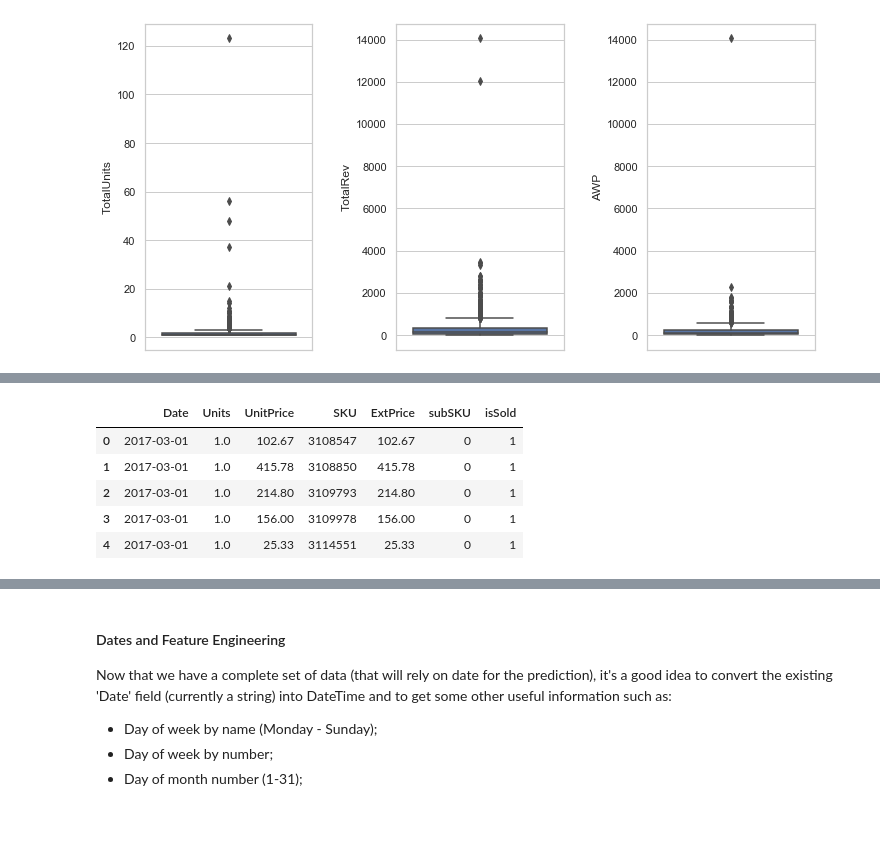
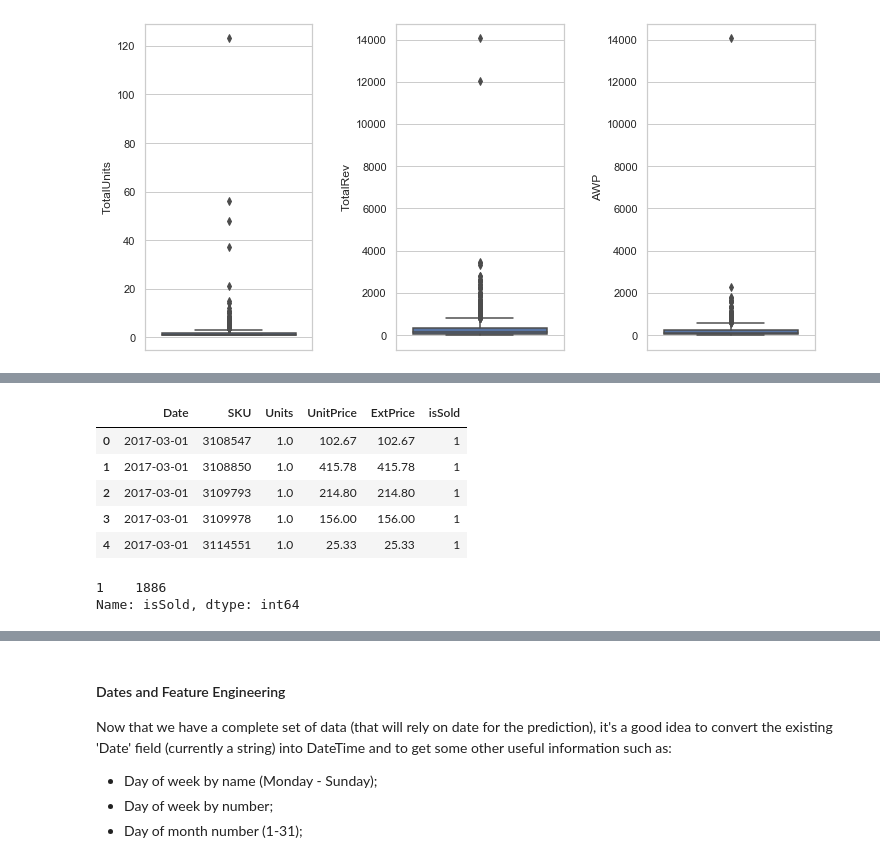
Before and after one commit to tristar82/Items_sales_predictions, a Jupyter notebook: rough_work.ipynb, the cells around one changed output, grey strips where cells are left out. Cells and saved outputs as stored; diff of their text form; code cells hidden in the pictures; blank space fills up the shorter version.

Commit message:
updated the rough working file to label SKUs which will help when outliters are removed

```diff
--- a/rough_work.ipynb
+++ b/rough_work.ipynb
@@ -51,6 +55,6 @@ combined.rename(columns={'ga:productSku': 'SKUstr', 'ga:revenuePerItem': 'UnitPr
 # %%
 # Working DF with each SKU only appearing once is made using Groupby
-df = combined.groupby(['Date','SKUstr'])['Units','UnitPrice'].sum()
+df = combined.groupby(['Date','SKU'])['Units','UnitPrice'].sum()
 df.reset_index(inplace=True)
 df.head()
 # %% [output]
@@ -60,15 +64,3 @@ df.head()
 | 2 | 2017-03-01 | 3109793 | 1.0 | 214.80 |
 | 3 | 2017-03-01 | 3109978 | 1.0 | 156.00 |
 | 4 | 2017-03-01 | 3114551 | 1.0 | 25.33 |
-# %%
-# A new 'SKUint' column will be added to the DF. This is done by converting the SKUstr into integers.
-# Any errors will results in a 0 (to be dealth with later)
-df['SKUint'] =  pd.to_numeric(df['SKUstr'], errors='coerce').fillna(0).astype(np.int64)
-
-# The Extended, or Total Price per transaction is calculated by multiplying the Units by the Price
-df['ExtPrice'] = df['Units'] * df['UnitPrice']
-# %%
-# Adding (and checking) a flag to identify SKUs that will need to be substitued (i.e. SKUsub).
-df['subSKU'] = np.where(df['SKUint']==0,1,0)
-display(df[df['SKUint']!=0].head())
-display(df[df['SKUint']==0].head())
@@ -88,9 +66,0 @@ display(df[df['SKUint']==0].head())
-# %%
-# To deal with non-integer SKUs a new DF will be created and 'pseudo' SKUs will be added by taking the current
-# MAX integer and adding +1
-non_digit_SKU_units = df.loc[df['SKUstr'].str.contains(r"\D", na=False) , 'SKUstr'].unique()
-display(non_digit_SKU_units)
-for SKU in non_digit_SKU_units:
-    df['SKUint'] = np.where((df['SKUstr'] == SKU),
-                           df['SKUint'].max()+1,
-                           df['SKUint'])
@@ -218,22 +209,22 @@ plt.subplots_adjust(wspace=0.5)
 # %%
 # A new DF is created (df_working) as it will ultimately be used for the training of the logistic regression model.
 df_working = df_trans.copy()
-
-# 'SKUstr' will be dropped as a numerical version will be required for the model.
-df_working.drop(['SKUstr'], axis=1, inplace=True)
-
-# Given there is only one SKU columns remaining, this can be renamed SKU
-df_working.rename(columns={'SKUint': 'SKU' }, inplace=True)
 
 # Need to add the target to these existing transactions.
 df_working['isSold'] = 1
 
 # Check that everything looks OK.
 df_working.head()
 # %% [output]
-|  | Date | Units | UnitPrice | SKU | ExtPrice | subSKU | isSold |
-| 0 | 2017-03-01 | 1.0 | 102.67 | 3108547 | 102.67 | 0 | 1 |
-| 1 | 2017-03-01 | 1.0 | 415.78 | 3108850 | 415.78 | 0 | 1 |
-| 2 | 2017-03-01 | 1.0 | 214.80 | 3109793 | 214.80 | 0 | 1 |
-| 3 | 2017-03-01 | 1.0 | 156.00 | 3109978 | 156.00 | 0 | 1 |
-| 4 | 2017-03-01 | 1.0 | 25.33 | 3114551 | 25.33 | 0 | 1 |
+|  | Date | SKU | Units | UnitPrice | ExtPrice | isSold |
+| 0 | 2017-03-01 | 3108547 | 1.0 | 102.67 | 102.67 | 1 |
+| 1 | 2017-03-01 | 3108850 | 1.0 | 415.78 | 415.78 | 1 |
+| 2 | 2017-03-01 | 3109793 | 1.0 | 214.80 | 214.80 | 1 |
+| 3 | 2017-03-01 | 3109978 | 1.0 | 156.00 | 156.00 | 1 |
+| 4 | 2017-03-01 | 3114551 | 1.0 | 25.33 | 25.33 | 1 |
+# %%
+# test only
+df_working['isSold'].value_counts()
+# %% [output]
+1    1886
+Name: isSold, dtype: int64
```
Also changed, not shown: parts of 44 cells of this notebook.
